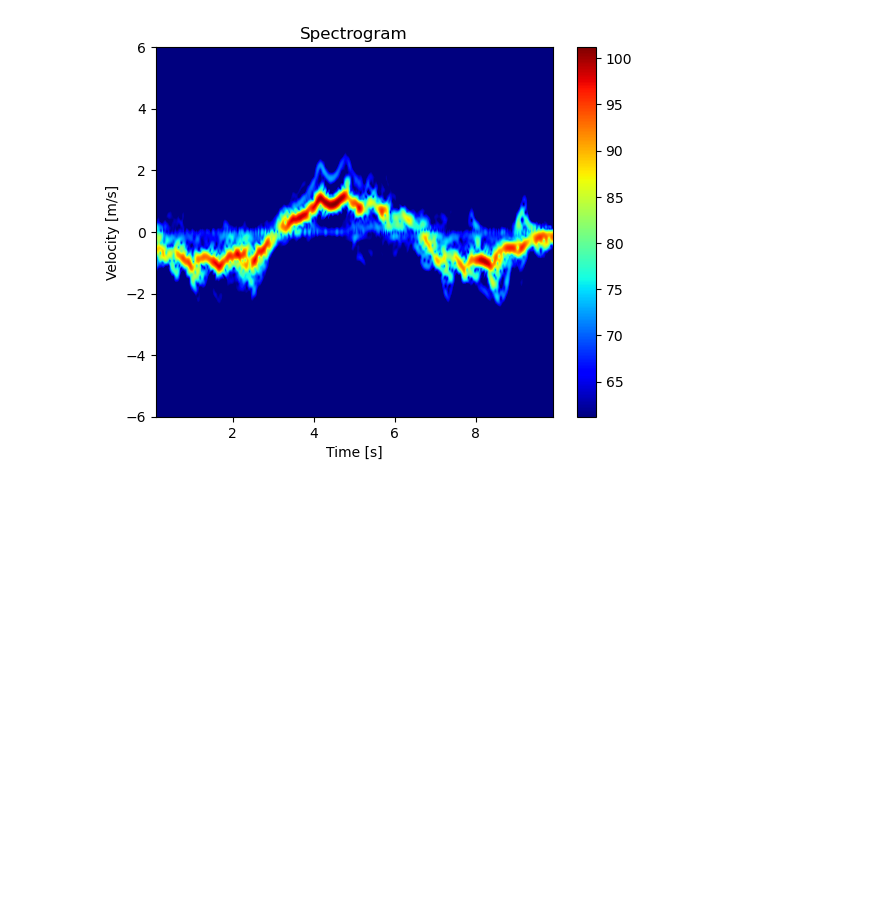
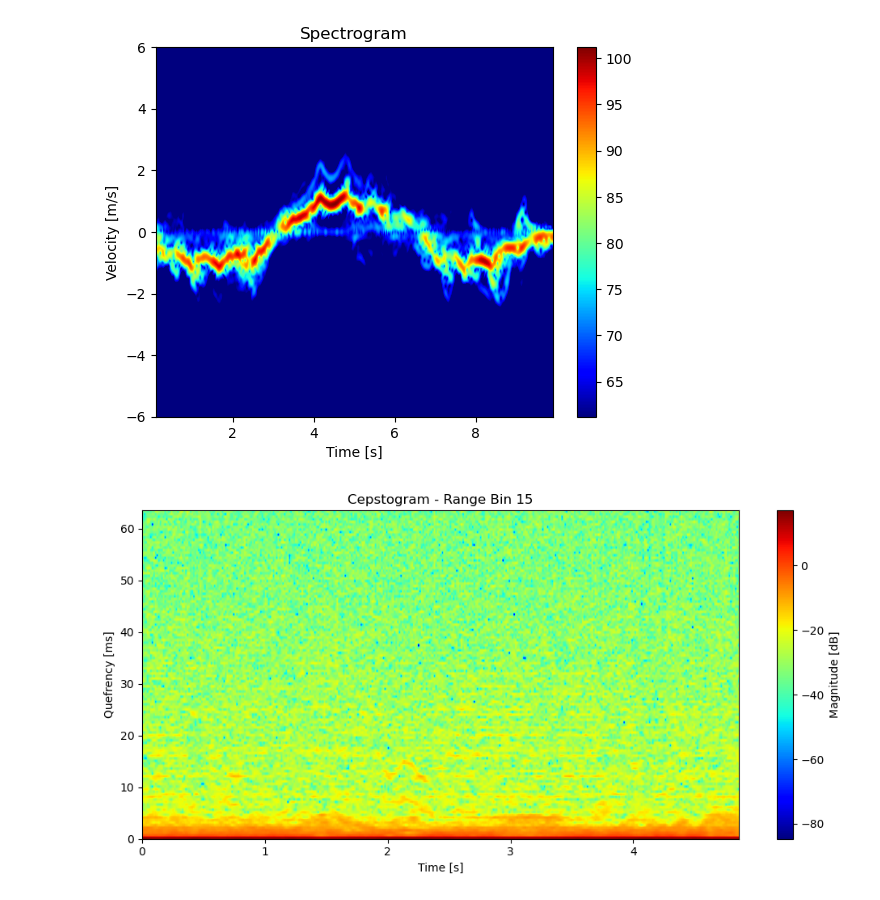
Before and after one commit to JoostJ9/ObjectClassificationWithRadar, a Jupyter notebook: ObjectClassifcation.ipynb, the cells around one changed output. Cells and saved outputs as stored; diff of their text form; code cells hidden in the pictures; blank space fills up the shorter version.

Commit message:
Added cepstogram

```diff
--- a/ObjectClassifcation.ipynb
+++ b/ObjectClassifcation.ipynb
@@ -135,3 +147,49 @@ plt.colorbar()
 plt.savefig('spectrogram_plot.png')
 # %% [output]
 [figure]
+# %%
+# === Parameters ===
+selected_bin = 15  # adjust as needed
+window_length = 256
+overlap = int(0.9 * window_length)
+step = window_length - overlap
+fs = 2000  # Example sampling rate in Hz — replace with your real fs
+
+# === Input signal from selected range bin ===
+data_signal = Data_range_MTI[selected_bin, :]  # if 2D
+data_signal = data_signal.astype(np.complex64)  # ensure it's complex if needed
+
+# === Cepstrogram computation ===
+num_frames = int((len(data_signal) - window_length) / step) + 1
+cepstrogram = []
+
+for k in range(num_frames):
+    idx_start = k * step
+    idx_end = idx_start + window_length
+    frame = data_signal[idx_start:idx_end] * signal.windows.hann(window_length)
+
+    spectrum = np.fft.fft(frame)
+    log_mag = np.log(np.abs(spectrum) + np.finfo(float).eps)
+    cepstrum = np.abs(np.fft.ifft(log_mag))
+
+    cepstrogram.append(cepstrum[:window_length // 2])  # keep first half
+
+cepstrogram = np.array(cepstrogram).T  # shape: [quefrency × time]
+
+# === Axes ===
+quefrency = np.arange(window_length // 2) / fs  # in seconds
+time_axis = np.arange(num_frames) * step / fs   # in seconds
+
+# === Plotting ===
+plt.figure(figsize=(10, 5))
+plt.imshow(20 * np.log10(cepstrogram + 1e-12), aspect='auto', origin='lower',
+           extent=[time_axis[0], time_axis[-1], quefrency[0]*1e3, quefrency[-1]*1e3],
+           cmap='jet')
+plt.xlabel("Time [s]")
+plt.ylabel("Quefrency [ms]")
+plt.title(f"Cepstogram - Range Bin {selected_bin}")
+plt.colorbar(label='Magnitude [dB]')
+plt.tight_layout()
+plt.show()
+# %% [output]
+[figure, added]
```
Also changed, not shown: parts of 1 cell of this notebook, 2 other files.
